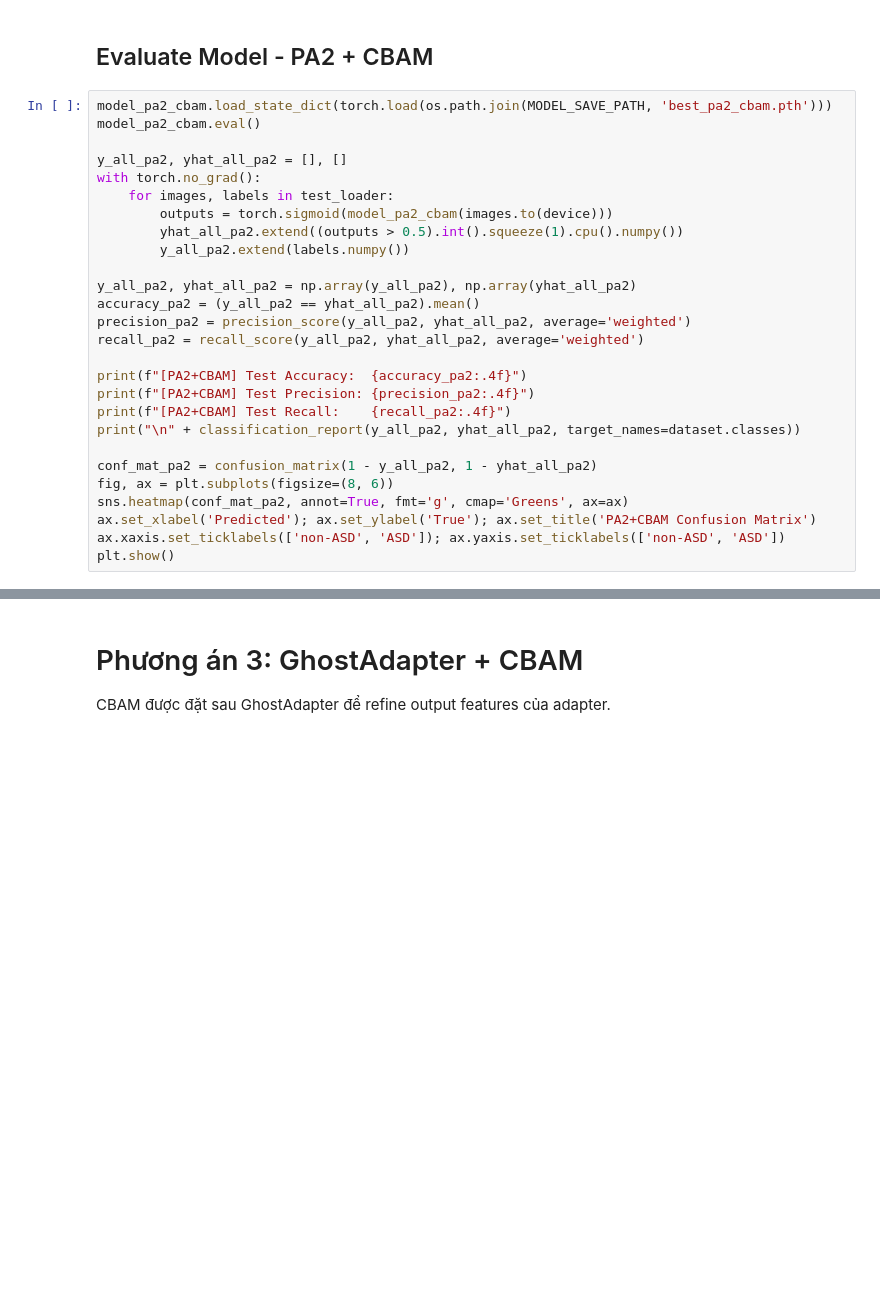
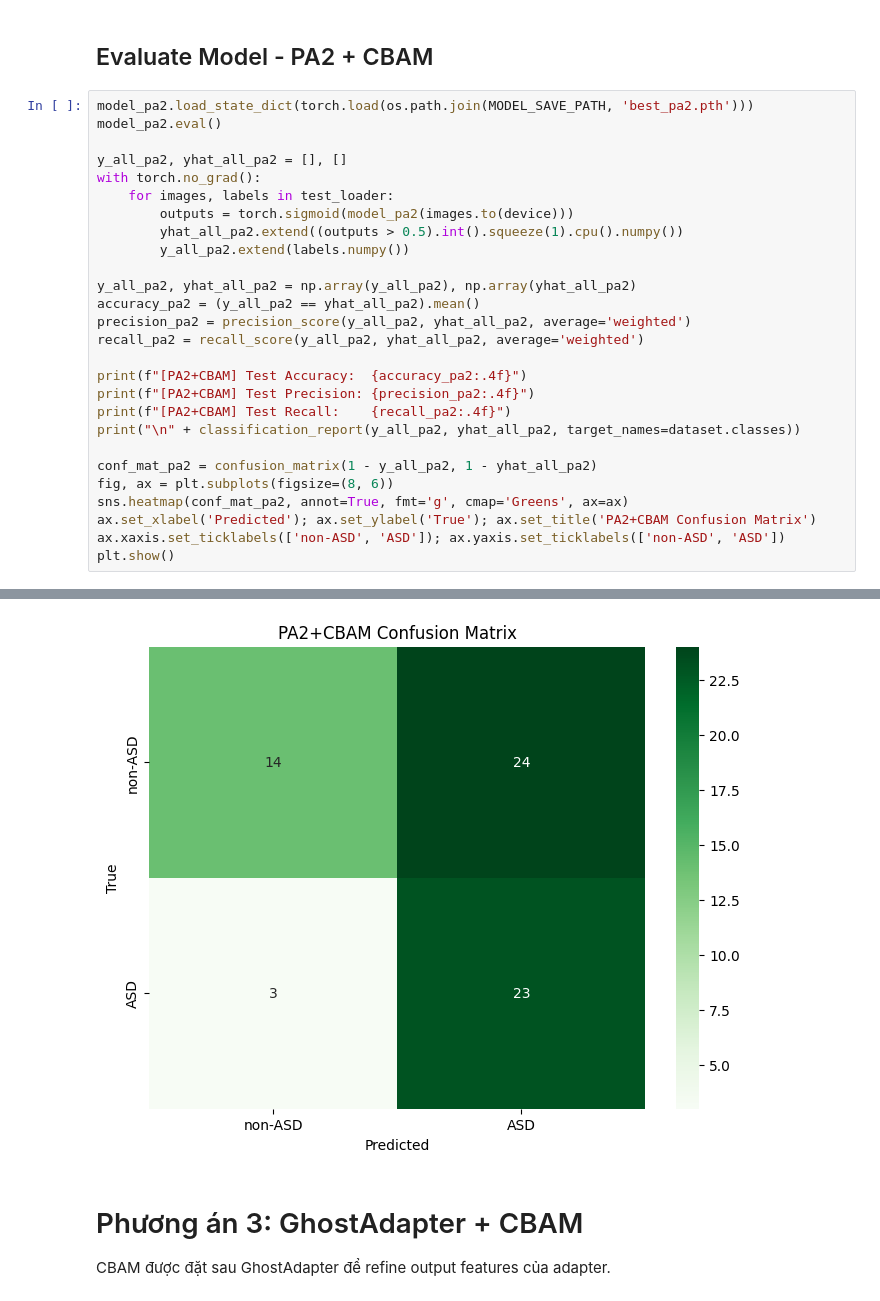
Before and after one commit to ASD-by-Eye-tracking-and-Deep-learning/train, a Jupyter notebook: ghost+cbam/convnexttiny_v2.ipynb, the cells around one changed output, grey strips where cells are left out. Drawn from its saved outputs; the diff is of its cells as text; blank space fills up the shorter version.

```diff
--- a/ghost+cbam/convnexttiny_v2.ipynb
+++ b/ghost+cbam/convnexttiny_v2.ipynb
@@ -414,13 +541,13 @@ plt.tight_layout(); plt.show()
 # %% [markdown]
 ## Evaluate Model - PA2 + CBAM
 # %%
-model_pa2_cbam.load_state_dict(torch.load(os.path.join(MODEL_SAVE_PATH, 'best_pa2_cbam.pth')))
-model_pa2_cbam.eval()
+model_pa2.load_state_dict(torch.load(os.path.join(MODEL_SAVE_PATH, 'best_pa2.pth')))
+model_pa2.eval()
 
 y_all_pa2, yhat_all_pa2 = [], []
 with torch.no_grad():
     for images, labels in test_loader:
-        outputs = torch.sigmoid(model_pa2_cbam(images.to(device)))
+        outputs = torch.sigmoid(model_pa2(images.to(device)))
         yhat_all_pa2.extend((outputs > 0.5).int().squeeze(1).cpu().numpy())
         y_all_pa2.extend(labels.numpy())
 
@@ -440,3 +567,4 @@ sns.heatmap(conf_mat_pa2, annot=True, fmt='g', cmap='Greens', ax=ax)
 ax.set_xlabel('Predicted'); ax.set_ylabel('True'); ax.set_title('PA2+CBAM Confusion Matrix')
 ax.xaxis.set_ticklabels(['non-ASD', 'ASD']); ax.yaxis.set_ticklabels(['non-ASD', 'ASD'])
 plt.show()
+# %% [output]
@@ -443,3 +583,4 @@ plt.show()
+[figure, added]
 # %% [markdown]
 # Phương án 3: GhostAdapter + CBAM
 
```
Also changed, not shown: parts of 22 cells of this notebook, 4 other files.
